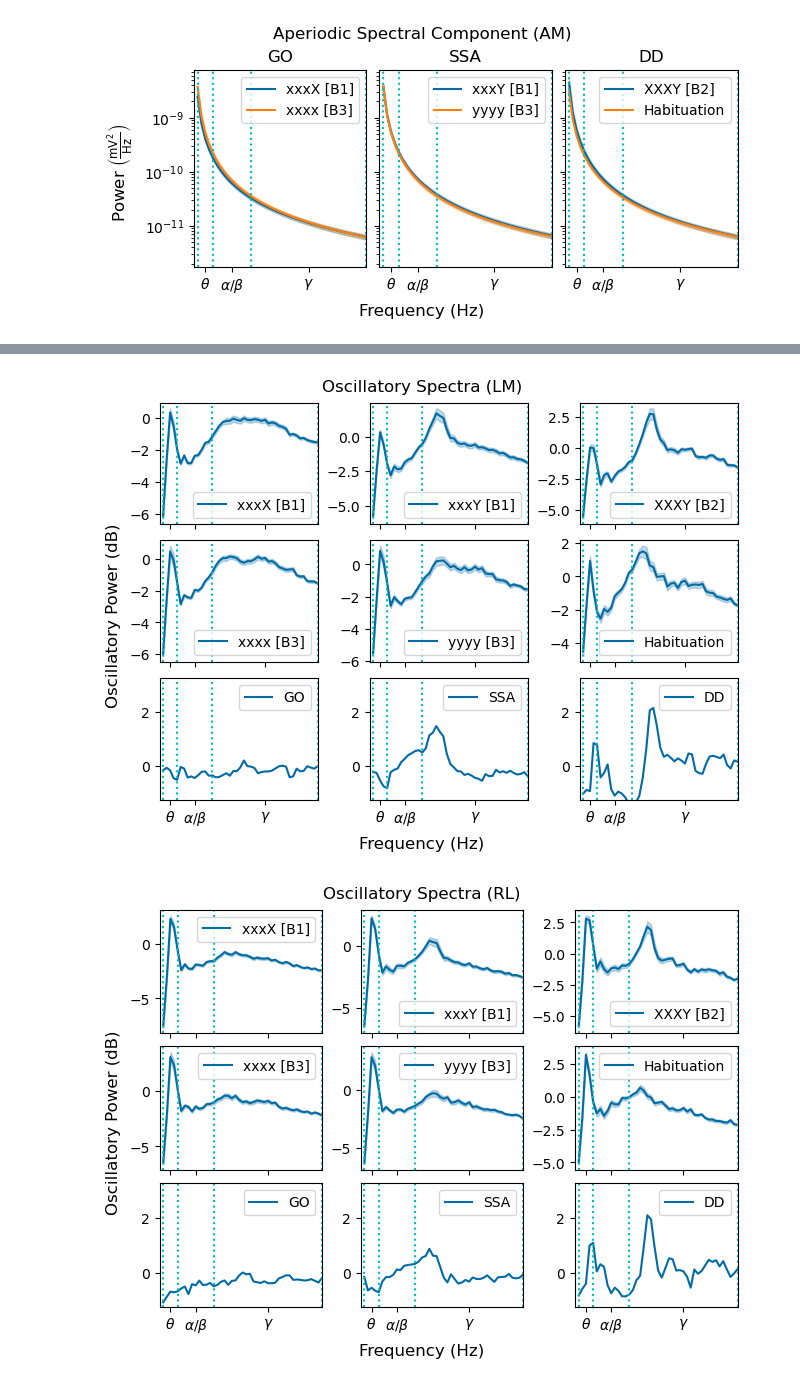
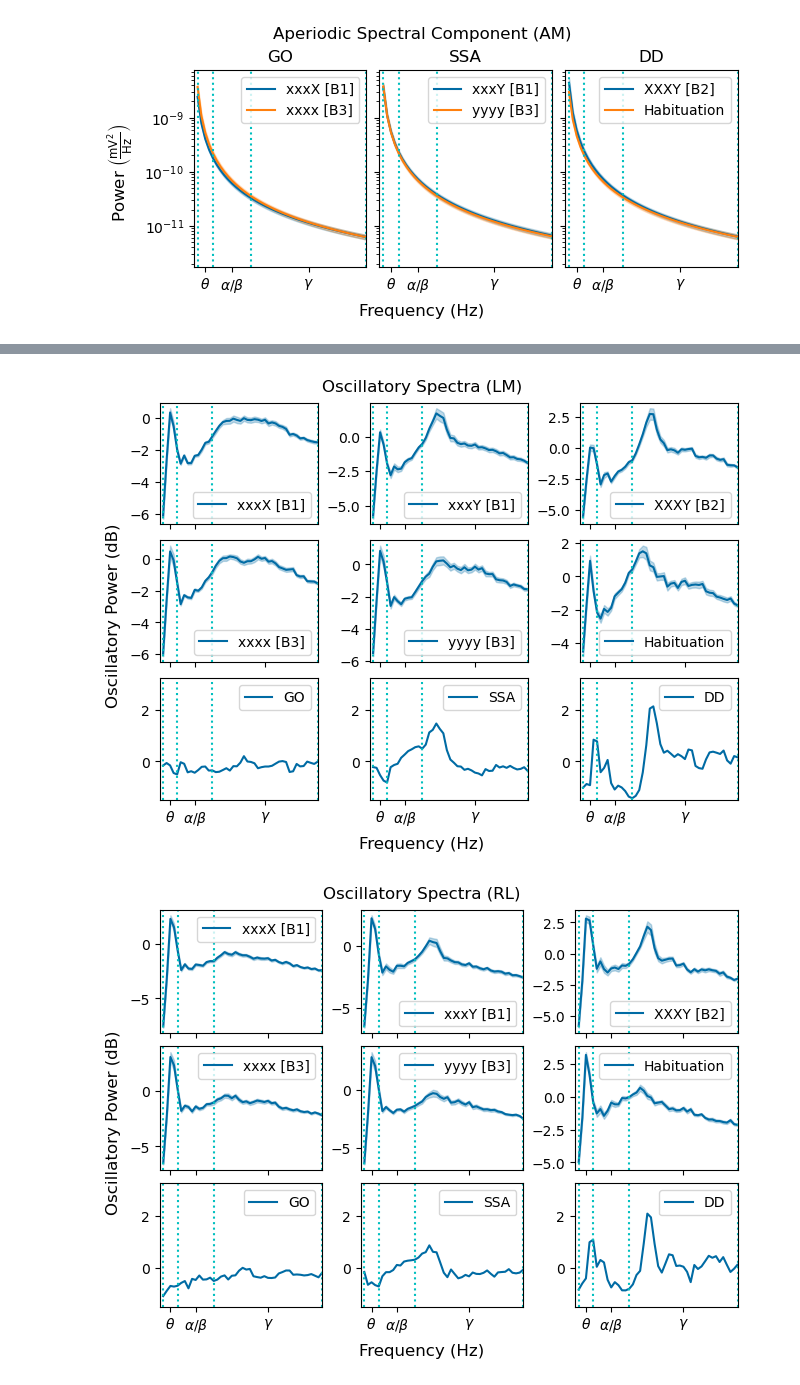
Before and after one commit to BastosLab/epych, a Jupyter notebook: notebooks/passiveglo/aligned_subject_spectra.ipynb, the cells around one changed output, grey strips where cells are left out. Cells and saved outputs as stored; diff of their text form; code cells hidden in the pictures.

```diff
--- a/notebooks/passiveglo/aligned_subject_spectra.ipynb
+++ b/notebooks/passiveglo/aligned_subject_spectra.ipynb
@@ -173,6 +173,3 @@ for area in anatomical_areas:
     for cond in CONDITIONS:
         fits[cond][area] = [fit[:nfreqs] for fit in fits[cond][area]]
         fits[cond][area] = np.stack(fits[cond][area], axis=0).squeeze()
-# %%
-CONTRASTS = [("go_contrast", "go_gloexp", "go_seqctl"), ("ssa", "lo_gloexp", "igo_seqctl"), ("dd", "lo_rndctl", "lonaive")]
-contrast_results = {name: {area: None for area in anatomical_areas} for (name, _, _) in CONTRASTS}
@@ -362,7 +361,7 @@ for area in anatomical_areas:
             axes[2, col].axvline(boundary, color='c', linestyle=':')
         axes[2, col].set_xlim([0, 90])
         axes[2, col].legend()
-        axes[2, col].set_ylim([-1.25, 3.25])
+        axes[2, col].set_ylim([-1.5, 3.25])
         axes[2, col].set_xticks(band_midpoints, labels=["$\\theta$", "$\\alpha/\\beta$", "$\\gamma$"])
     plt.savefig("%s_oscillatory_spectra.svg" % AREA_TITLES[area])
     plt.show()
@@ -371,2 +370,2 @@ for area in anatomical_areas:
-[figure, old version]
+[figure, new version]
-[figure, old version]
+[figure, new version]
```
Also changed, not shown: parts of 8 cells of this notebook.
